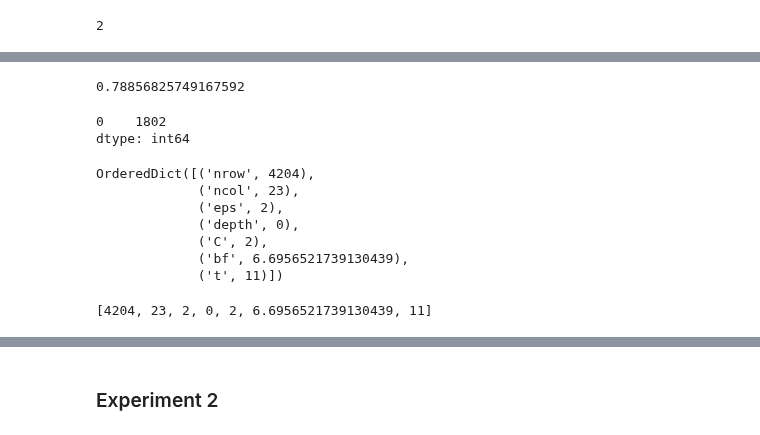
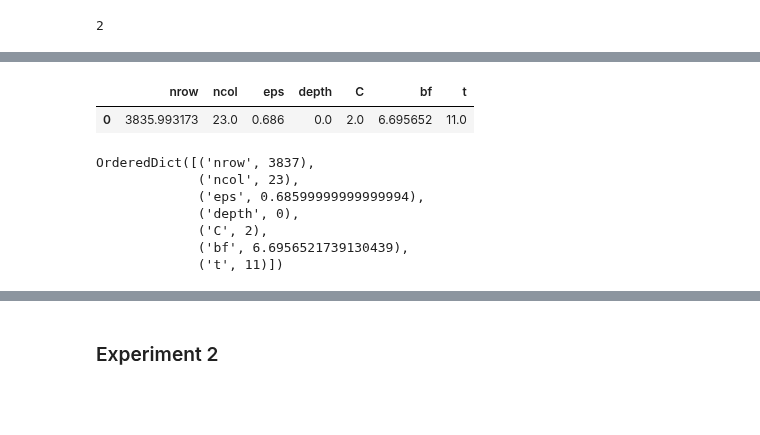
Before and after one commit to jimola/S18_Research, a Jupyter notebook: Python/DecisionTree.ipynb, the cells around one changed output, grey strips where cells are left out. Saved outputs shown, nothing was run; the diff lists cells and outputs as text; code cells hidden in the pictures; blank space fills up the shorter version.

```diff
--- a/Python/DecisionTree.ipynb
+++ b/Python/DecisionTree.ipynb
@@ -223,6 +217,6 @@ big_cm1.model = DecisionTreeClassifier(min_samples_leaf=10, max_depth=4)
 big_cm1.retrain_model()
 # %%
-defaultsdata = [get_test_dbs(default, 2.0, prng) for i in range(10)]
+defaultsdata = [get_test_dbs(default, 2.0, prng) for i in range(5)]
 # %%
 defaults1, defaults2, defaults3 = get_results(defaultsdata, big_cm1, fried_cm)
 # %% [output]
@@ -261,25 +257,45 @@ array([0, 0, 0, ..., 0, 0, 0])
-# %%
-dt = PDTree()
-P = dt.fit_and_predict(de, big_cm1)
-(P == de.y_test).sum() / P.size
-# %% [output]
-0.78856825749167592
-# %%
-pd.value_counts(P)
-# %% [output]
-0    1802
-dtype: int64
-# %%
-DBMetas()(de)
-# %% [output]
-OrderedDict([('nrow', 4204),
-             ('ncol', 23),
-             ('eps', 2),
-             ('depth', 0),
-             ('C', 2),
-             ('bf', 6.6956521739130439),
-             ('t', 11)])
-# %%
-list(DBMetas()(de).values())
-# %% [output]
-[4204, 23, 2, 0, 2, 6.6956521739130439, 11]
+# %%
+data = de
+ratio = 0.3
+budget = data.epsilon*ratio
+tot_eps = data.epsilon
+data.epsilon -= budget
+self = big_cm1
+sens = self.metafeatures.sensitivities
+nnz = np.count_nonzero(self.is_used)
+feature_budget = budget / nnz
+X = self.metafeatures(data)
+noisy_X = pd.DataFrame(self.metafeatures(data), index=[0]) \
+        + pd.DataFrame(self.metafeatures.sensitivities, index=[0]) \
+                      .apply(lambda x: np.random.laplace(0,
+                          x/feature_budget))
+log_noisy_X = np.log(np.maximum(1e-8, noisy_X))
+noisy_T = pd.DataFrame([t(log_noisy_X) for t in
+    self.trans]).reset_index(drop=True).T
+
+X = pd.concat((noisy_X, noisy_T), axis=1)
+S = self.X.shape[1]
+used = np.zeros(S)
+node_counts = self.model.decision_path(X).data-1
+U = np.unique(node_counts[:-1])
+used[U[U < S]] = 1
+U = U[U >= S] - S
+used += np.any([self.trans[i].coefs for i in U], axis=0)
+used = used > 0
+nfeature_used = self.is_used.dot(used)
+alg = self.model.predict(X)[0]
+# %%
+noisy_X
+# %% [output]
+|  | nrow | ncol | eps | depth | C | bf | t |
+| 0 | 3835.993173 | 23.0 | 0.686 | 0.0 | 2.0 | 6.695652 | 11.0 |
+# %%
+self.metafeatures(data)
+# %% [output]
+OrderedDict([('nrow', 3837),
+             ('ncol', 23),
+             ('eps', 0.68599999999999994),
+             ('depth', 0),
+             ('C', 2),
+             ('bf', 6.6956521739130439),
+             ('t', 11)])
```
Also changed, not shown: parts of 24 cells of this notebook, 1 other file.
